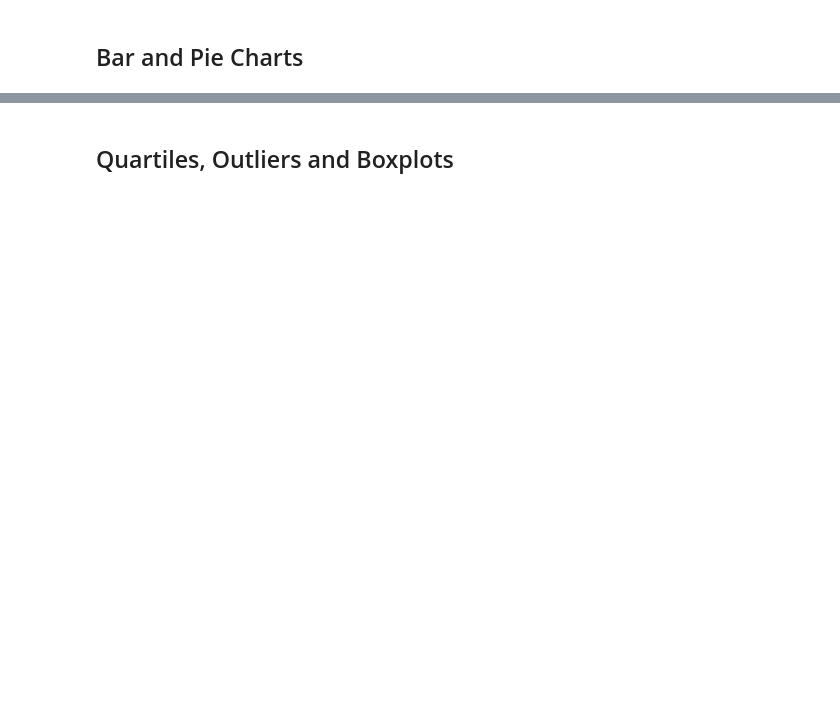
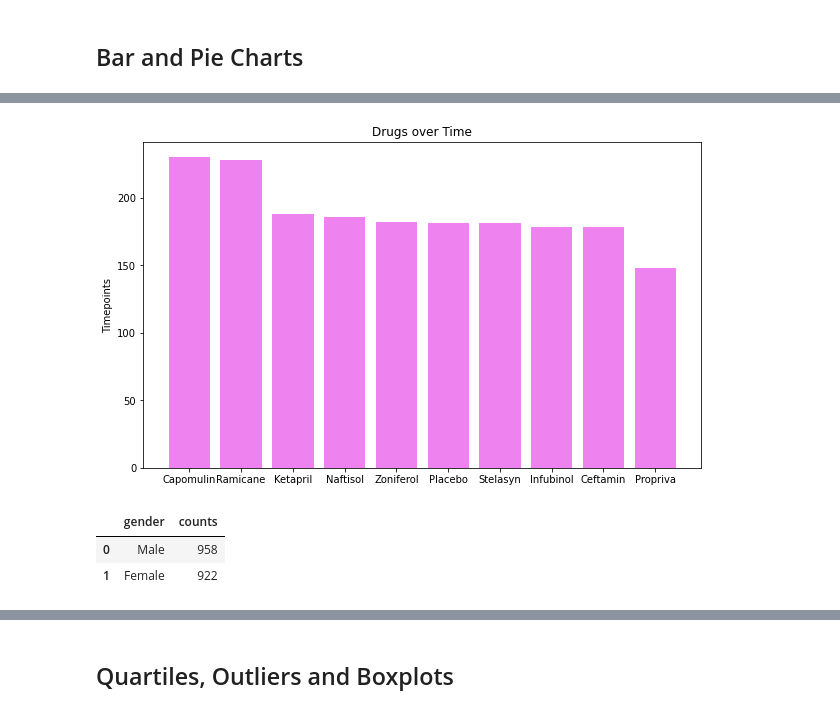
Before and after one commit to adifurio98/SMU-DataScience-Bootcamp-HomeworkExercises, a Jupyter notebook: 5-Matplotlib/Solutions/Pymaceuticals/pymaceuticals_starter.ipynb, the cells around one changed output, grey strips where cells are left out. Saved outputs shown, nothing was run; the diff lists cells and outputs as text; code cells hidden in the pictures; blank space fills up the shorter version.

```diff
--- a/5-Matplotlib/Solutions/Pymaceuticals/pymaceuticals_starter.ipynb
+++ b/5-Matplotlib/Solutions/Pymaceuticals/pymaceuticals_starter.ipynb
@@ -88,4 +162,25 @@ mice_num
 # %%
 # Generate a bar plot showing the total number of timepoints for all mice tested for each drug regimen using pyplot.
+bar2 = ms["Drug_Regimen"].value_counts().reset_index()
+bar2
+bar2.columns = ["drug", "counts"]
+bar2
+
+plt.figure(figsize=(10,6))
+plt.bar(bar2.drug, bar2.counts, color="violet")
+plt.title("Drugs over Time")
+plt.ylabel("Timepoints")
+plt.show()
+# %% [output]
+[figure, added]
 # %%
 # Generate a pie plot showing the distribution of female versus male mice using Pandas
+amount = ms["Sex"].value_counts().reset_index()
+amount.columns = ["gender", "counts"]
+amount
+pie1 = ms.groupby(["Sex"]).sum().plot(kind="pie", y=amount."{counts"])
+# cannot get this to work
+# %% [output]
+|  | gender | counts |
+| 0 | Male | 958 |
+| 1 | Female | 922 |
```
Also changed, not shown: parts of 17 cells of this notebook.
